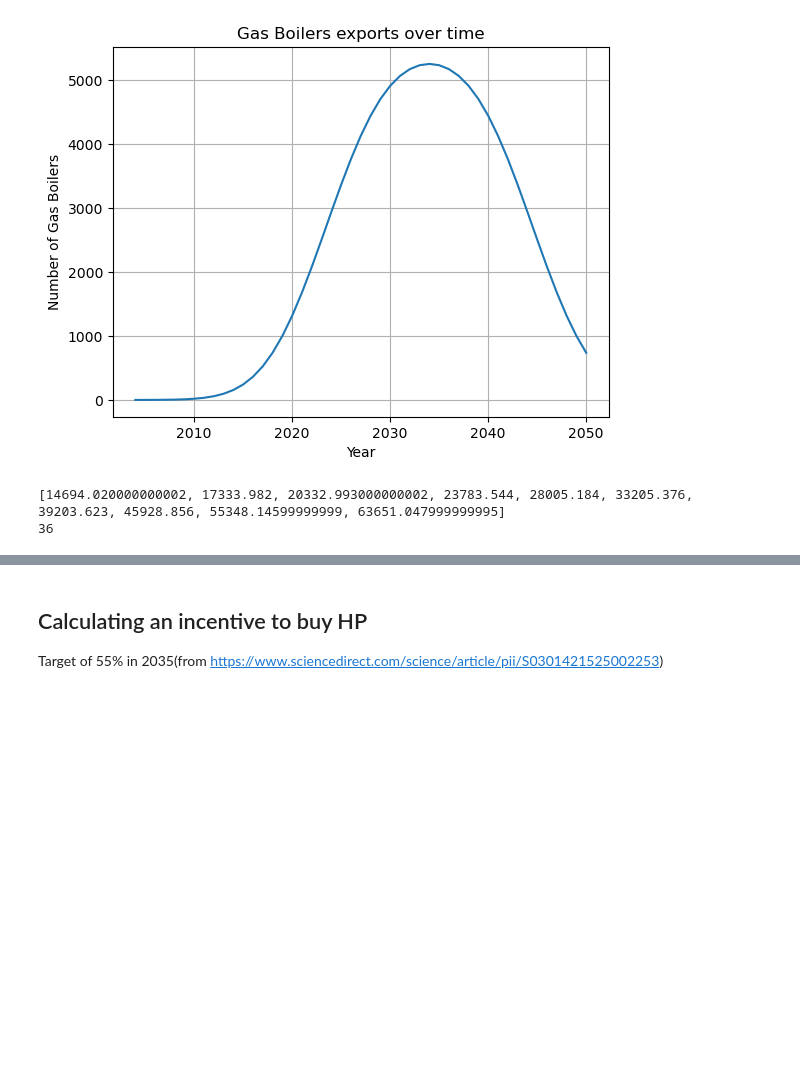
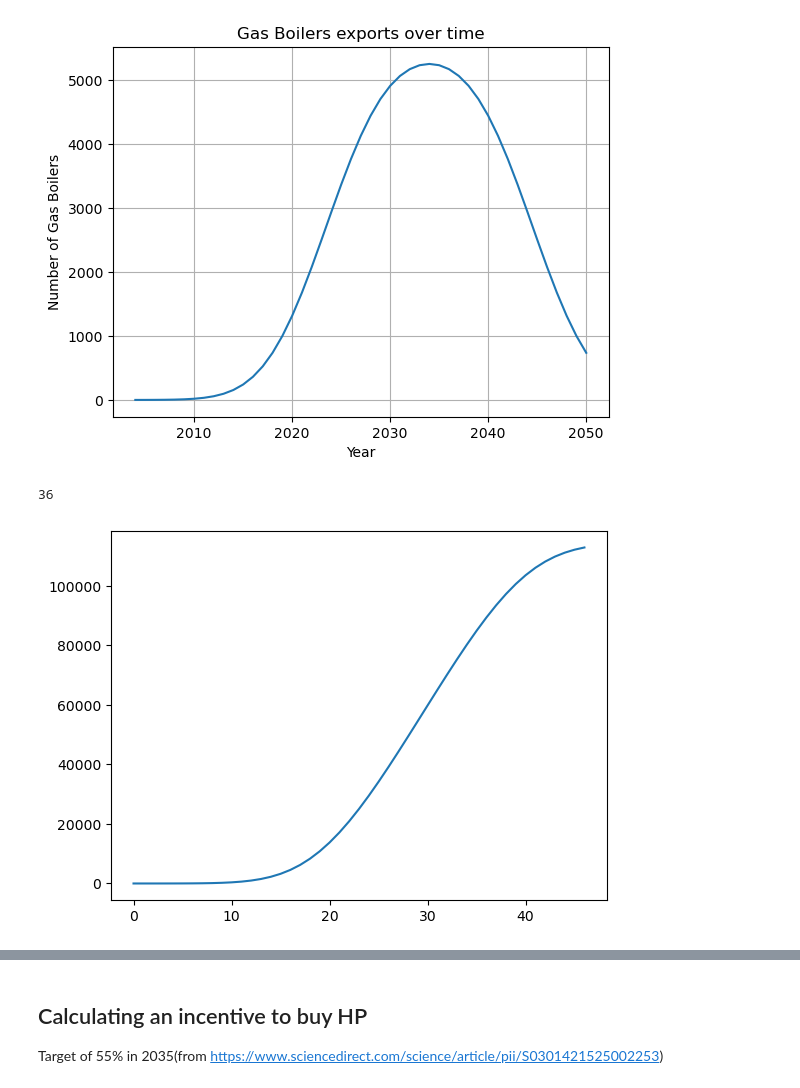
Before and after one commit to Margaux-Ccd/MFA_HeatPumps, a Jupyter notebook: Dynamic_MFA/Dynamic_HP.ipynb, the cells around one changed output, grey strips where cells are left out. Saved outputs shown, nothing was run; the diff lists cells and outputs as text; code cells hidden in the pictures; blank space fills up the shorter version.

```diff
--- a/Dynamic_MFA/Dynamic_HP.ipynb
+++ b/Dynamic_MFA/Dynamic_HP.ipynb
@@ -115,28 +115,28 @@ plt.show()
 # %%
 # Model for the heat pumps STOCK driven model
 # past stock
 HP_percent=[4.4/100, 5.1/100, 5.9/100, 6.8/100, 7.9/100, 9.2/100, 10.7/100, 12.4/100, 14.7/100, 16.7/100] # from 2015 to 2024
 HP_stock_i =[x*h for x,h in zip(HP_percent,Housing_past)]  # from 2015 to 2024
-print(HP_stock_i)
+#plt.plot(Years[:len(HP_percent)],HP_stock_i)
 # from 2025 to 2050
 H=[HP_stock_i[-1]]*(2050-2024) #63651
 
 
 GB_to_HP=np.array(GB_DSM.o).cumsum()
-
-HP_stock_f = [a+b+(prop_GB_2024+prop_HP_2024)*hi for a,b,hi in zip(H,GB_to_HP.tolist()[-(2050-2024):],Housing_increase[-(2050-2024):])]  #  2025 to 2050 is the projection
+plt.plot(GB_to_HP)
+HP_stock_f = [a + b + (prop_GB_2024+prop_HP_2024)*hi for a,b,hi in zip(H,GB_to_HP,Housing_increase[-(2050-2024):])]  #  2025 to 2050 is the projection
 
 # total stock
 HP_stock= HP_stock_i + HP_stock_f
 print(len(HP_stock))
 
 # add new DSM for heat pumps
 
 HP_DSM = dsm.DynamicStockModel(t = Years,
                                s =HP_stock, lt = {'Type': HP_pdf, 'Mean': lifetime_HP_2024, 'StdDev': std_HP* np.array(lifetime_HP_2024)},)
 # %% [output]
-[14694.020000000002, 17333.982, 20332.993000000002, 23783.544, 28005.184, 33205.376, 39203.623, 45928.856, 55348.14599999999, 63651.047999999995]
 36
+[figure, added]
 # %%
 # compute stock driven model to get inflow
 check_HP=HP_DSM.dimension_check()
```
Also changed, not shown: parts of 2 cells of this notebook.
